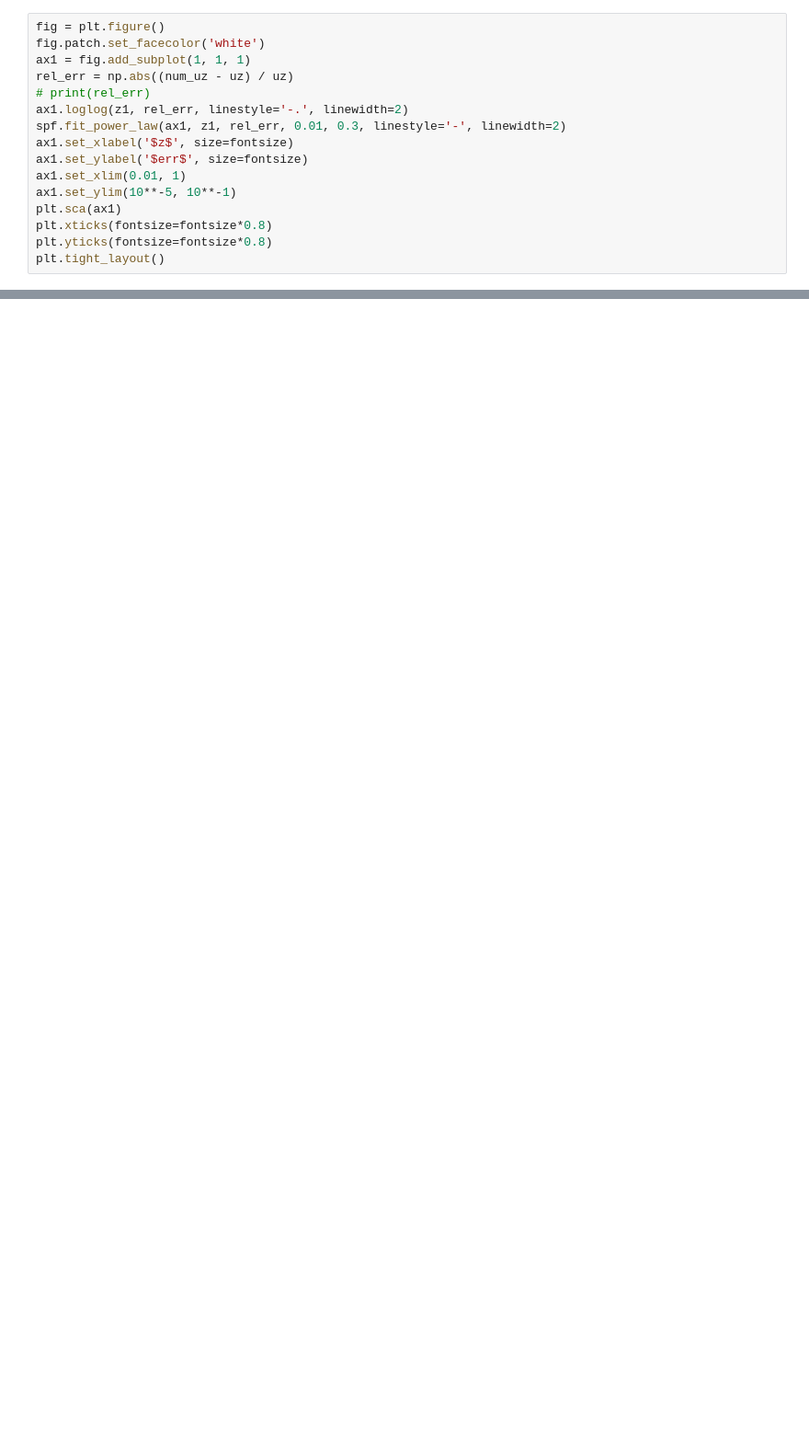
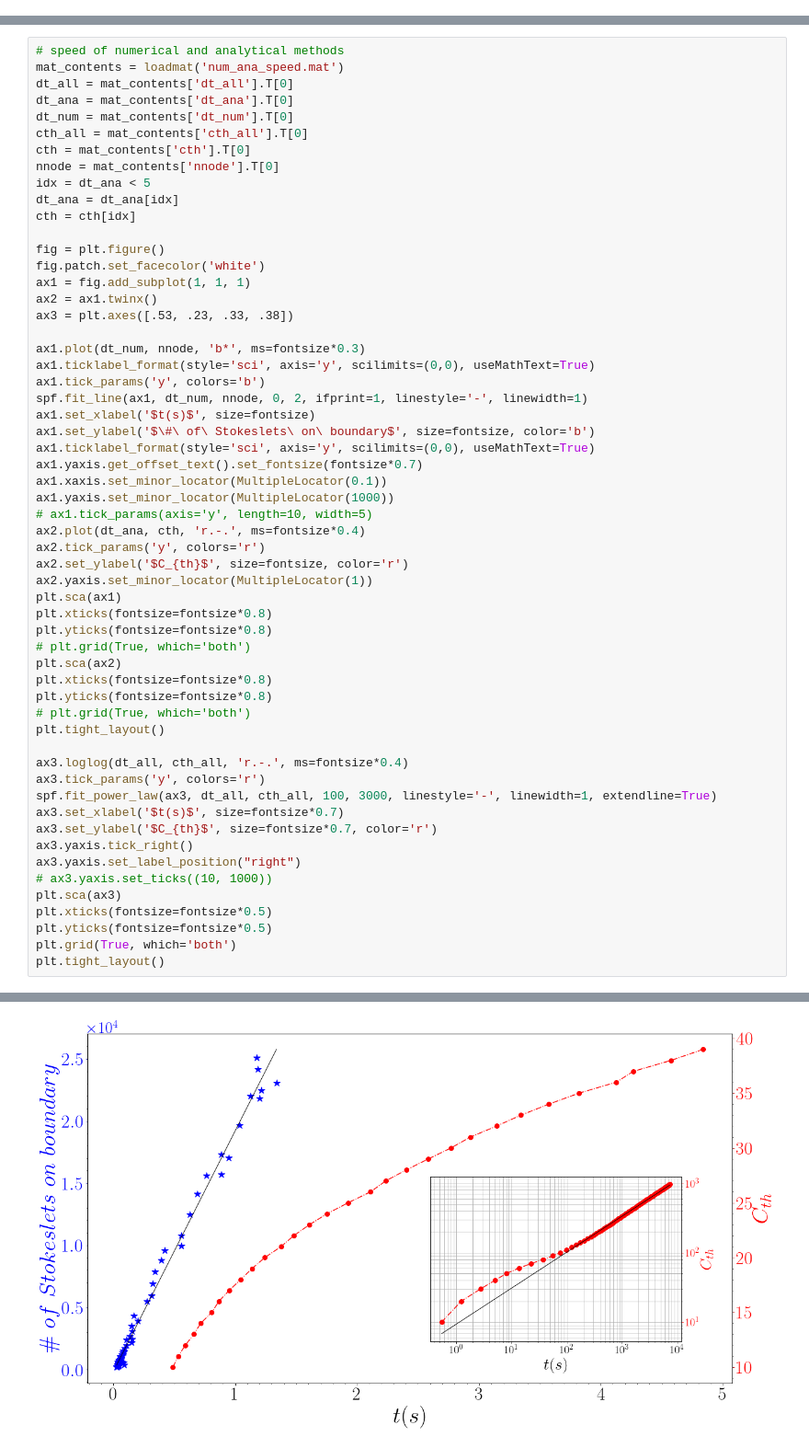
Before and after one commit to pcmagic/stokes_flow, a Jupyter notebook: sphereInPipe/num_converge.ipynb, the cells around one changed output, grey strips where cells are left out. Shown at 92% size. Saved outputs shown, nothing was run; the diff lists cells and outputs as text; blank space fills up the shorter version.

```diff
--- a/sphereInPipe/num_converge.ipynb
+++ b/sphereInPipe/num_converge.ipynb
@@ -71,19 +83,3 @@ savemat('num_uz.mat',
 
 # print('analytical, numerical, abs_err, relative_err')
 # print(np.vstack((z1, uz, num_uz, num_uz - uz, (num_uz - uz) / uz)).T)
-# %%
-fig = plt.figure()
-fig.patch.set_facecolor('white')
-ax1 = fig.add_subplot(1, 1, 1)
-rel_err = np.abs((num_uz - uz) / uz)
-# print(rel_err)
-ax1.loglog(z1, rel_err, linestyle='-.', linewidth=2)
-spf.fit_power_law(ax1, z1, rel_err, 0.01, 0.3, linestyle='-', linewidth=2)
-ax1.set_xlabel('$z$', size=fontsize)
-ax1.set_ylabel('$err$', size=fontsize)
-ax1.set_xlim(0.01, 1)
-ax1.set_ylim(10**-5, 10**-1)
-plt.sca(ax1)
-plt.xticks(fontsize=fontsize*0.8)
-plt.yticks(fontsize=fontsize*0.8)
-plt.tight_layout()
@@ -92,0 +274,58 @@ slope=1.114442 in range (0.01, 0.3)
+# %%
+# speed of numerical and analytical methods
+mat_contents = loadmat('num_ana_speed.mat')
+dt_all = mat_contents['dt_all'].T[0]
+dt_ana = mat_contents['dt_ana'].T[0]
+dt_num = mat_contents['dt_num'].T[0]
+cth_all = mat_contents['cth_all'].T[0]
+cth = mat_contents['cth'].T[0]
+nnode = mat_contents['nnode'].T[0]
+idx = dt_ana < 5
+dt_ana = dt_ana[idx]
+cth = cth[idx]
+
+fig = plt.figure()
+fig.patch.set_facecolor('white')
+ax1 = fig.add_subplot(1, 1, 1)
+ax2 = ax1.twinx()
+ax3 = plt.axes([.53, .23, .33, .38])
+
+ax1.plot(dt_num, nnode, 'b*', ms=fontsize*0.3)
+ax1.ticklabel_format(style='sci', axis='y', scilimits=(0,0), useMathText=True)
+ax1.tick_params('y', colors='b')
+spf.fit_line(ax1, dt_num, nnode, 0, 2, ifprint=1, linestyle='-', linewidth=1)
+ax1.set_xlabel('$t(s)$', size=fontsize)
+ax1.set_ylabel('$\#\ of\ Stokeslets\ on\ boundary$', size=fontsize, color='b')
+ax1.ticklabel_format(style='sci', axis='y', scilimits=(0,0), useMathText=True)
+ax1.yaxis.get_offset_text().set_fontsize(fontsize*0.7)
+ax1.xaxis.set_minor_locator(MultipleLocator(0.1))
+ax1.yaxis.set_minor_locator(MultipleLocator(1000))
+# ax1.tick_params(axis='y', length=10, width=5)
+ax2.plot(dt_ana, cth, 'r.-.', ms=fontsize*0.4)
+ax2.tick_params('y', colors='r')
+ax2.set_ylabel('$C_{th}$', size=fontsize, color='r')
+ax2.yaxis.set_minor_locator(MultipleLocator(1))
+plt.sca(ax1)
+plt.xticks(fontsize=fontsize*0.8)
+plt.yticks(fontsize=fontsize*0.8)
+# plt.grid(True, which='both')
+plt.sca(ax2)
+plt.xticks(fontsize=fontsize*0.8)
+plt.yticks(fontsize=fontsize*0.8)
+# plt.grid(True, which='both')
+plt.tight_layout()
+
+ax3.loglog(dt_all, cth_all, 'r.-.', ms=fontsize*0.4)
+ax3.tick_params('y', colors='r')
+spf.fit_power_law(ax3, dt_all, cth_all, 100, 3000, linestyle='-', linewidth=1, extendline=True)
+ax3.set_xlabel('$t(s)$', size=fontsize*0.7)
+ax3.set_ylabel('$C_{th}$', size=fontsize*0.7, color='r')
+ax3.yaxis.tick_right()
+ax3.yaxis.set_label_position("right")
+# ax3.yaxis.set_ticks((10, 1000))
+plt.sca(ax3)
+plt.xticks(fontsize=fontsize*0.5)
+plt.yticks(fontsize=fontsize*0.5)
+plt.grid(True, which='both')
+plt.tight_layout()
+# %% [output]
@@ -92,0 +334 @@ slope=1.114442 in range (0.01, 0.3)
+[figure, added]
```
Also changed, not shown: parts of 15 cells of this notebook, 14 other files.
